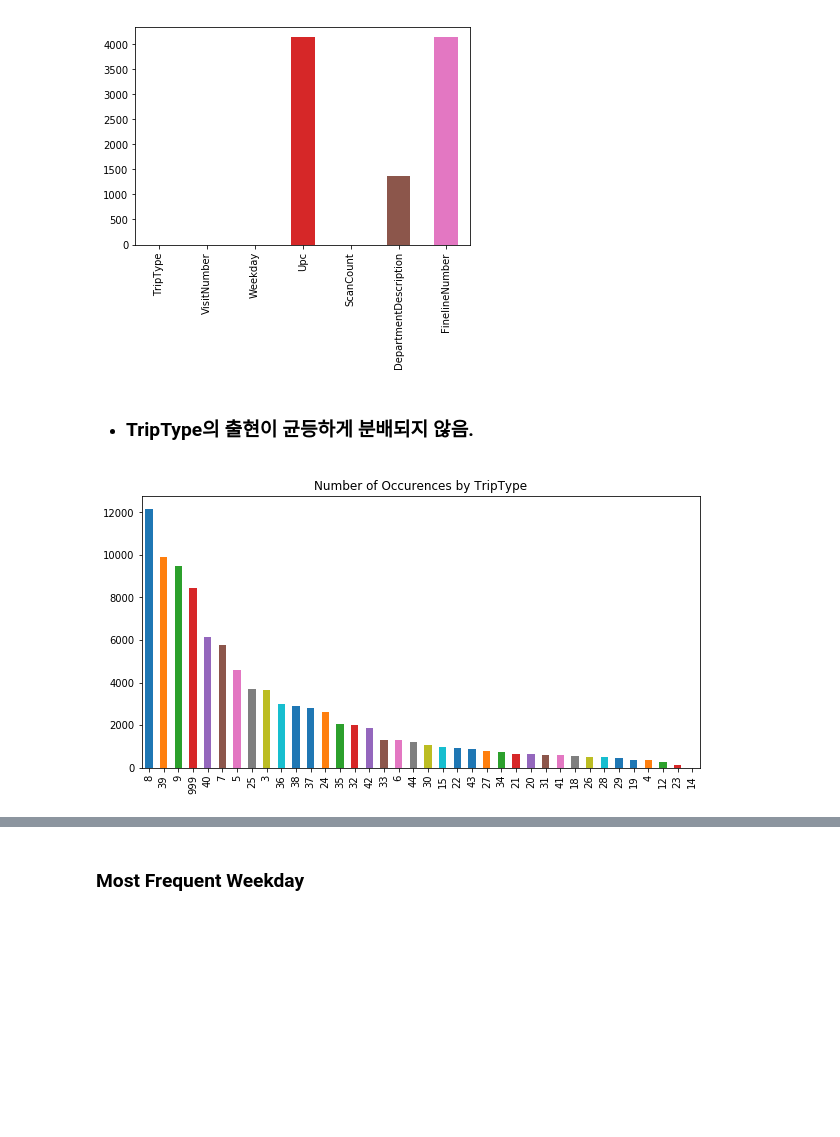
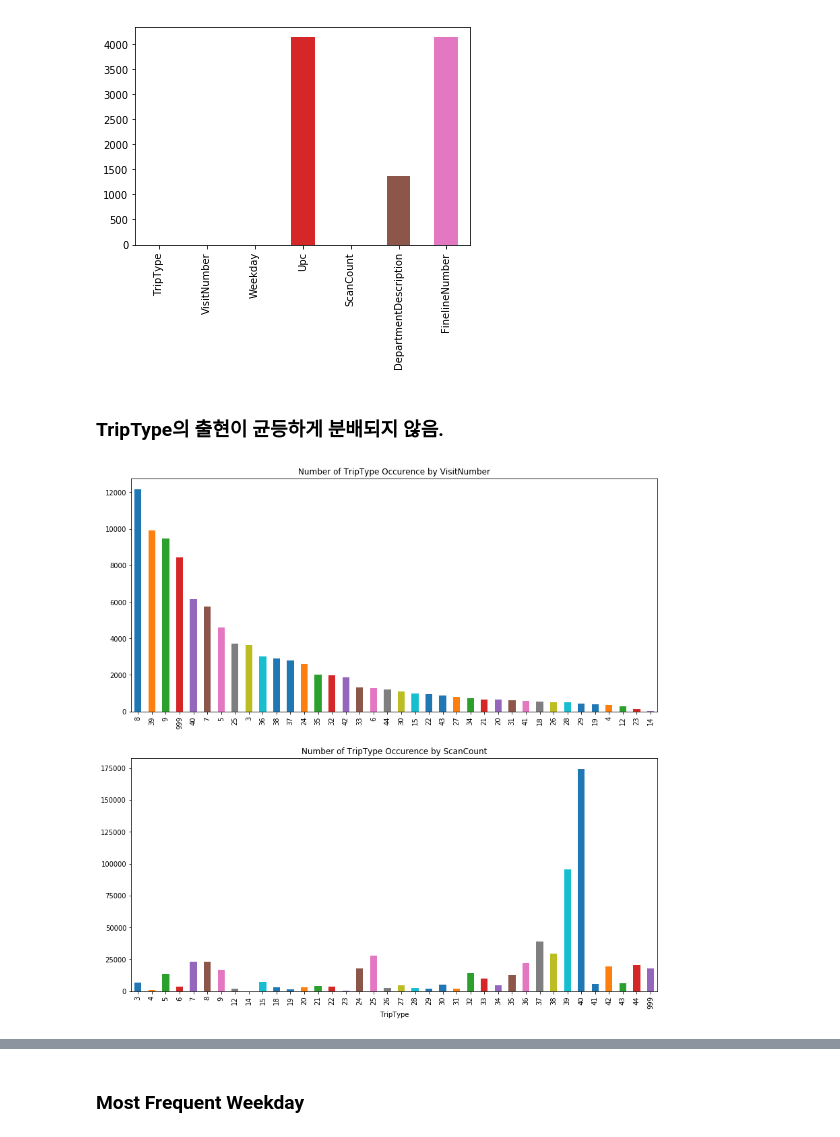
Before and after one commit to iayrots/dss7_SWYA_walmart, a Jupyter notebook: team2_(SWYA)_B/submission_draft.ipynb, the cells around one changed output, grey strips where cells are left out. Cells and saved outputs as stored; diff of their text form; code cells hidden in the pictures; blank space fills up the shorter version.

Commit message:
reorganized plots.

```diff
--- a/team2_(SWYA)_B/submission_draft.ipynb
+++ b/team2_(SWYA)_B/submission_draft.ipynb
@@ -113,15 +113,24 @@ train.isnull().sum().plot(kind='bar')
 <matplotlib.axes._subplots.AxesSubplot at 0x...>
 [figure]
 # %% [markdown]
-- ### TripType의 출현이 균등하게 분배되지 않음.
+### TripType의 출현이 균등하게 분배되지 않음.
 # %%
+fig = plt.figure(figsize=(14, 14))
+
+ax1 = fig.add_subplot(211)
 np.sort(train.TripType.unique())
 train_triptypes = train.drop_duplicates("VisitNumber")
 a = train_triptypes["TripType"]
 a = a.value_counts()
+a.plot(kind='bar')
+ax1.set_title("Number of TripType Occurence by VisitNumber")
 
-graph = a.plot(kind='bar', figsize=(10, 5))
-graph.set_title("Number of Occurences by TripType")
+# Plot total number of TripTypes
+ax2 = fig.add_subplot(212)
+b = train.groupby(['TripType'], as_index=False).size()
+b.plot(kind ='bar')
+ax2.set_title("Number of TripType Occurence by ScanCount")
+
 plt.show()
 # %% [output]
-[figure, old version]
+[figure, new version]
```
Also changed, not shown: parts of 13 cells of this notebook.
